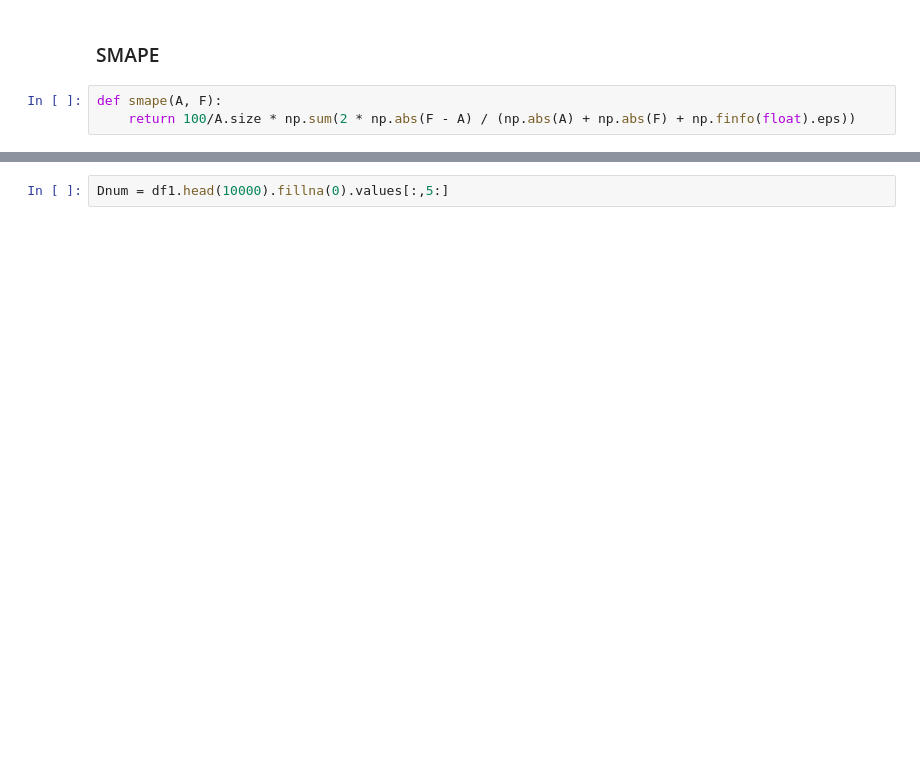
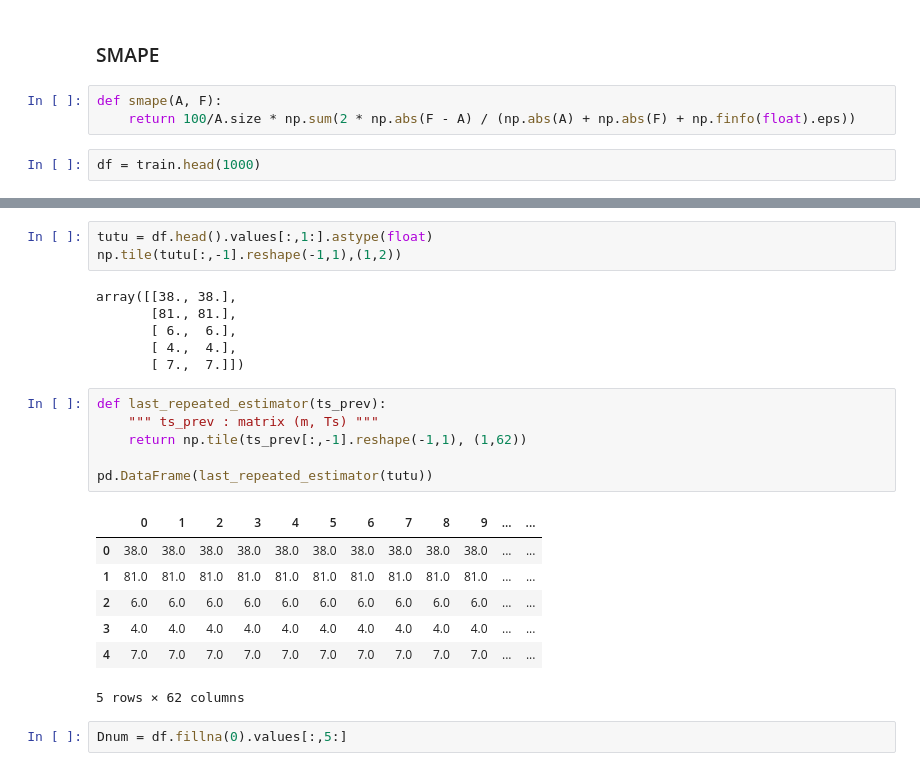
Before and after one commit to baruch11/WebTraffic, a Jupyter notebook: webtraffic.ipynb, the cells around one changed output, grey strips where cells are left out. Drawn from its saved outputs; the diff is of its cells as text; blank space fills up the shorter version.

```diff
--- a/webtraffic.ipynb
+++ b/webtraffic.ipynb
@@ -58,3 +61,5 @@ Name: access, dtype: int64
 # %%
 def smape(A, F):
     return 100/A.size * np.sum(2 * np.abs(F - A) / (np.abs(A) + np.abs(F) + np.finfo(float).eps))
+# %%
+df = train.head(1000)
@@ -61,5 +74,28 @@ def smape(A, F):
+# %%
+tutu = df.head().values[:,1:].astype(float)
+np.tile(tutu[:,-1].reshape(-1,1),(1,2))
+# %% [output]
+array([[38., 38.],
+       [81., 81.],
+       [ 6.,  6.],
+       [ 4.,  4.],
+       [ 7.,  7.]])
+# %%
+def last_repeated_estimator(ts_prev):
+    """ ts_prev : matrix (m, Ts) """
+    return np.tile(ts_prev[:,-1].reshape(-1,1), (1,62))
+
+pd.DataFrame(last_repeated_estimator(tutu))
+# %% [output]
+|  | 0 | 1 | 2 | 3 | 4 | 5 | 6 | 7 | 8 | 9 | ... | ... |
+| 0 | 38.0 | 38.0 | 38.0 | 38.0 | 38.0 | 38.0 | 38.0 | 38.0 | 38.0 | 38.0 | ... | ... |
+| 1 | 81.0 | 81.0 | 81.0 | 81.0 | 81.0 | 81.0 | 81.0 | 81.0 | 81.0 | 81.0 | ... | ... |
+| 2 | 6.0 | 6.0 | 6.0 | 6.0 | 6.0 | 6.0 | 6.0 | 6.0 | 6.0 | 6.0 | ... | ... |
+| 3 | 4.0 | 4.0 | 4.0 | 4.0 | 4.0 | 4.0 | 4.0 | 4.0 | 4.0 | 4.0 | ... | ... |
+| 4 | 7.0 | 7.0 | 7.0 | 7.0 | 7.0 | 7.0 | 7.0 | 7.0 | 7.0 | 7.0 | ... | ... |
+5 rows × 62 columns
 # %%
-Dnum = df1.head(10000).fillna(0).values[:,5:]
+Dnum = df.fillna(0).values[:,5:]
 # %%
 smape(np.zeros_like(Dnum), Dnum)
 # %% [output]
```
Also changed, not shown: parts of 26 cells of this notebook.
